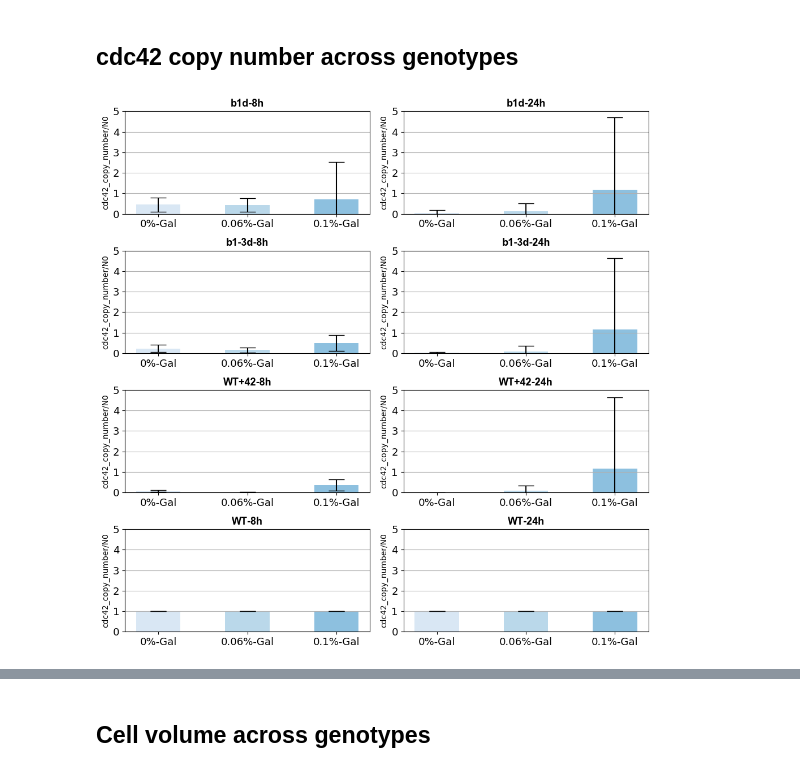
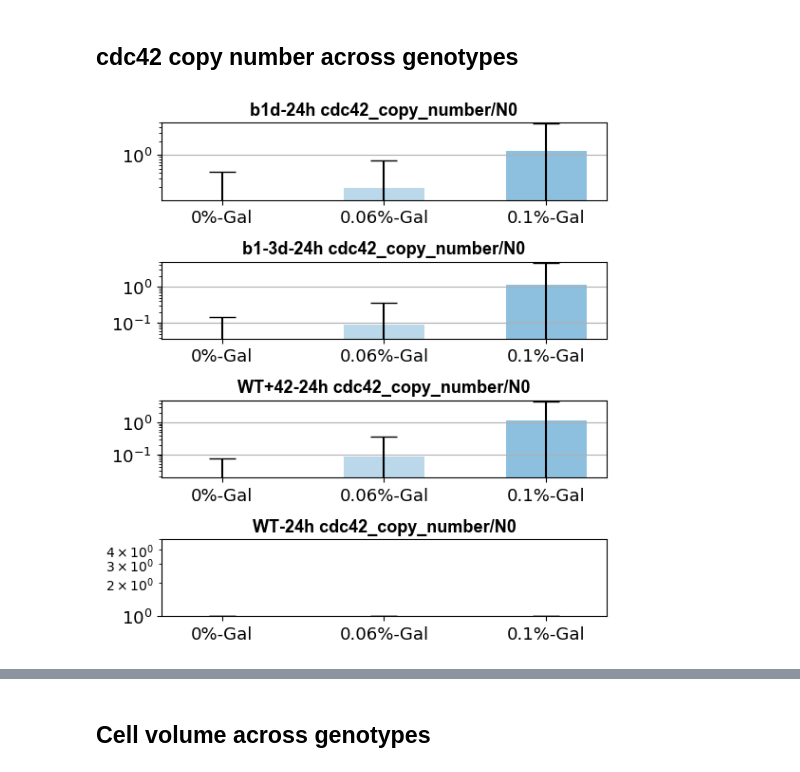
Before and after one commit to leilaicruz/cdc42-rescue-paper-supp, a Jupyter notebook: Figure-S6/data2figure-S6-cdc42-estimation.ipynb, the cells around one changed output, grey strips where cells are left out. Saved outputs shown, nothing was run; the diff lists cells and outputs as text; code cells hidden in the pictures.

```diff
--- a/Figure-S6/data2figure-S6-cdc42-estimation.ipynb
+++ b/Figure-S6/data2figure-S6-cdc42-estimation.ipynb
@@ -65,7 +65,7 @@ i=1
 
 for y, c in zip(keys, colors):
     plt.subplot(2,1,1)
-    plt.hist(pd_reads['cdc42_hist_8h'][i],bins=50,density=True,label=pd_reads['Names'][i],stacked=True,alpha=0.7,color=c)
+    plt.hist(pd_reads['cdc42_hist_8h'][i]/N0,bins=50,density=True,label=pd_reads['Names'][i],stacked=True,alpha=0.7,color=c)
     plt.title('cdc42 @ 8h/N0')
     plt.ylabel('Normalized frequency',**axis_font)
     plt.subplot(2,1,2)
@@ -82,5 +82,5 @@ plt.xlabel('Normalized cdc42 number by the reported normal number (8690) in WT',
 plt.ylabel('Normalized frequency',**axis_font)
 #plt.xscale('log')
 
-#plt.savefig("cdc42-by-intensities.png",dpi=300,format='png',transparent=True)
+plt.savefig("cdc42-by-intensities.png",dpi=300,format='png',transparent=True)
 # %% [output]
@@ -366,11 +368,11 @@ plt.savefig("cdc42-density.png",dpi=300,format='png',transparent=True)
 # %%
 pd_reads=df_quantities.T
 gal=[['0%-Gal'],['0.06%-Gal'],['0.1%-Gal']]
-fig, axes = plt.subplots(1,4, figsize=(10,4), dpi=100, sharex=True, sharey=True)
-plt.subplots_adjust(bottom=0, right=0.5, top=0.3)
+fig, axes = plt.subplots(1,4, figsize=(8,5), dpi=100, sharex=True, sharey=True)
+plt.subplots_adjust(bottom=0, right=0.8, top=0.1)
 kwargs = dict(alpha=0.5, bins=20, density=True, stacked=True)
 axis_font = {'fontname':'Arial', 'size':'13','fontweight':'bold'}
-colors = cm.Greys(np.linspace(0.2, 1, 3))
+colors = cm.Greys(np.linspace(0.27, 1, 3))
 #colors=['blue','black','lightgreen']
 
 variables=['cdc42 density','cdc42_copy_number','cell volume','cdc42 density-std']
@@ -381,15 +383,20 @@ pos_names=np.arange(4,8)
 pos_subplot=[1,2,3,4]
 for strains,j in zip (pos_names,pos_subplot):
     plt.subplot(1,4,j)
+    plt.yscale('linear')
     for keys,c in zip(gal,colors):
-        plt.bar(x=keys,height=pd_reads.T[keys].loc[variables[0]][strains],yerr=pd_reads.T[keys].loc[variables[3]][strains],align='center',capsize=10,alpha=0.8,width=width,color=c)
-        plt.tick_params(labelsize=6)
-        plt.ylim(0,300)
+        plt.bar(x=keys,height=(pd_reads.T[keys].loc[variables[0]][strains]),yerr=(pd_reads.T[keys].loc[variables[3]][strains]),align='center',capsize=10,alpha=0.5,width=width,color=c)
+        plt.tick_params(labelsize=10)
         plt.grid(True,axis='y')
         plt.title(pd_reads.T[keys].loc['Name'][strains],**axis_font)
-        plt.ylabel(variables[0] + ' ($um^{-3}$)')
+        plt.ylabel(' '+ 'Cdc42 density' +')'+ '[$um^{-3}$]')
+        plt.tick_params(direction='out', length=6, width=2, colors='black',
+               grid_color='gray', grid_alpha=0.5)
+        plt.ylim(-300,300)
+        plt.xticks(rotation='90')
 
 
 plt.tight_layout()
-plt.savefig("cdc42-density-24.svg",dpi=300,format='svg',transparent=True)
+plt.savefig("linear-cdc42-density-24h.svg",dpi=100,format='svg' ,transparent=True)
+plt.savefig("linear-cdc42-density-24h.png",dpi=100,format='png' ,transparent=True)
 # %% [output]
@@ -399,33 +406,37 @@ plt.savefig("cdc42-density-24.svg",dpi=300,format='svg',transparent=True)
 # %%
 pd_reads=df_quantities.T
 gal=[['0%-Gal'],['0.06%-Gal'],['0.1%-Gal']]
-fig, axes = plt.subplots(4,2, figsize=(10,10), dpi=100, sharex=True, sharey=True)
-plt.subplots_adjust(bottom=0, right=2.5, top=2)
+fig, axes = plt.subplots(4,1, figsize=(6,6), dpi=100, sharex=True, sharey=True)
+plt.subplots_adjust(bottom=0, right=0.5, top=1.5)
 kwargs = dict(alpha=0.5, bins=20, density=True, stacked=True)
 axis_font = {'fontname':'Arial', 'size':'13','fontweight':'bold'}
 colors = cm.Blues(np.linspace(0.2, 1.2, 8))
 #colors=['blue','black','lightgreen']
 
 variables=['cdc42 density','cdc42_copy_number','cell volume','cdc42_number_std']
 width = 0.5
 j=1
 
-pos_names=np.arange(0,8)
-pos_subplot=[1,3,5,7,2,4,6,8]
+#pos_names=np.arange(0,8)
+#pos_subplot=[1,3,5,7,2,4,6,8]
+pos_names=np.arange(4,8)
+pos_subplot=[1,2,3,4]
+
 for strains,j in zip (pos_names,pos_subplot):
-    plt.subplot(4,2,j)
+    plt.subplot(4,1,j)
     for keys,c in zip(gal,colors):
         plt.bar(x=keys,height=pd_reads.T[keys].loc[variables[1]][strains]/8690,yerr=pd_reads.T[keys].loc[variables[3]][strains]/8690,align='center',alpha=0.8,width=width,capsize=10,color=c)
         plt.tick_params(labelsize=13)
         plt.ylim(0,5)
         plt.grid(True,axis='y')
-        plt.title(pd_reads.T[keys].loc['Name'][strains],**axis_font)
-        plt.ylabel(variables[1] + '/N0' )
+        plt.title(pd_reads.T[keys].loc['Name'][strains] + ' ' + variables[1] + '/N0'  ,**axis_font)
+        #plt.ylabel(variables[1] + '/N0' )
+        plt.yscale('log')
 
 plt.tight_layout()
-plt.savefig("cdc42-copy-number.png",dpi=300,format='png',transparent=True)
+plt.savefig("cdc42-copy-number-log.png",dpi=300,format='png',transparent=True)
 # %% [output]
-[figure, old version]
+[figure, new version]
 # %%
 pd_reads=df_quantities.T
 gal=[['0%-Gal'],['0.06%-Gal'],['0.1%-Gal']]
```
Also changed, not shown: parts of 8 cells of this notebook.
